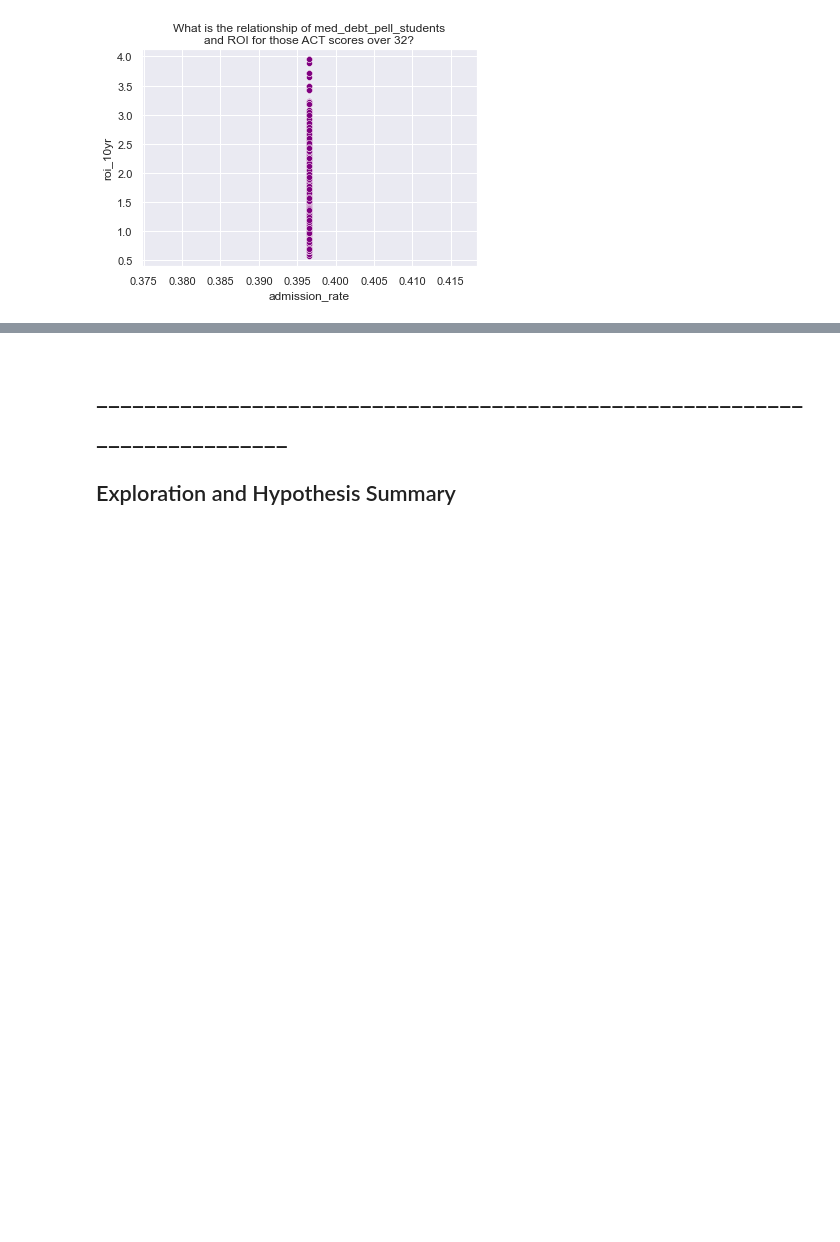
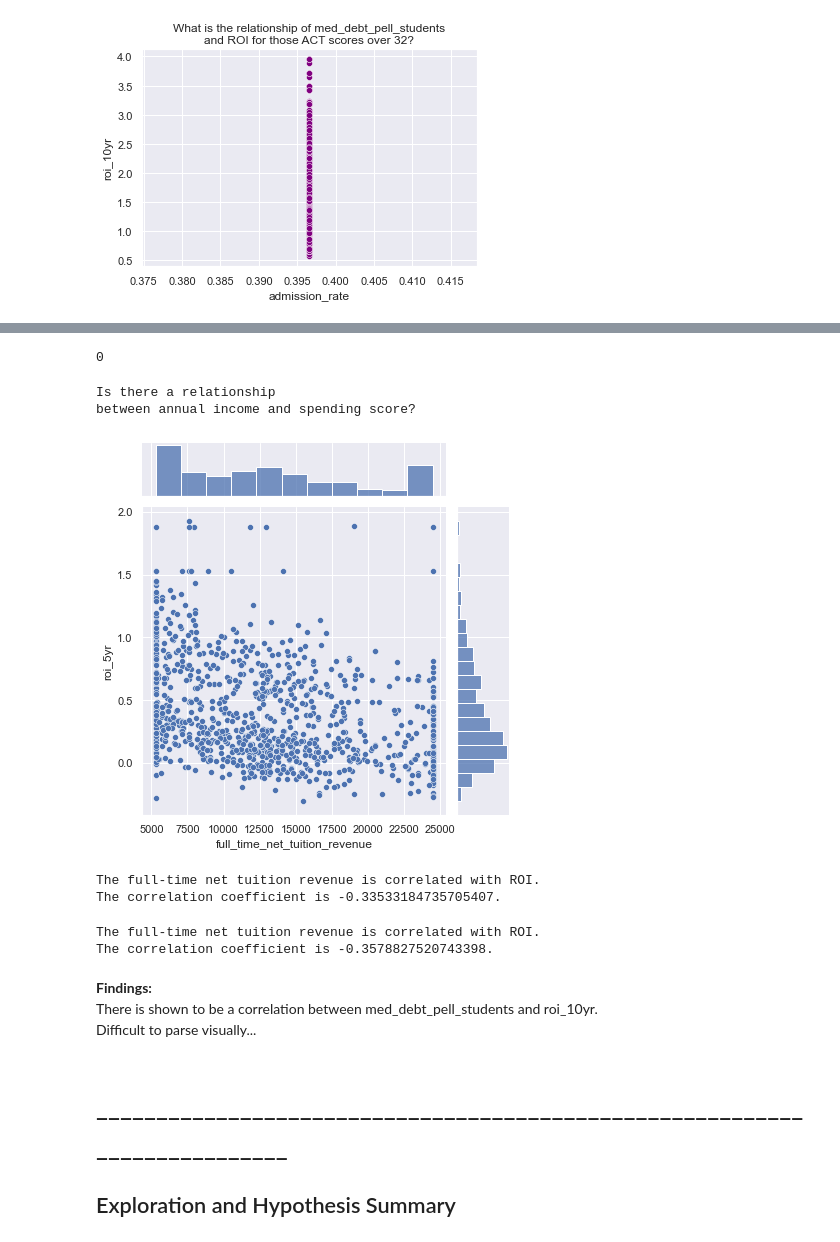
Before and after one commit to CDM-College-ROI/capstone_working_repo, a Jupyter notebook: ds_folder/explore_workbook.ipynb, the cells around one changed output, grey strips where cells are left out. Cells and saved outputs as stored; diff of their text form; code cells hidden in the pictures; blank space fills up the shorter version.

```diff
--- a/ds_folder/explore_workbook.ipynb
+++ b/ds_folder/explore_workbook.ipynb
@@ -1638,3 +1654,7 @@ plt.title("What is the relationship of med_debt_pell_students\nand ROI for those
 plt.show()
 # %% [output]
 [figure]
+# %%
+train = pd.read_csv('train_imputed.csv')
+validate = pd.read_csv('validate_imputed.csv')
+test = pd.read_csv('test_imputed.csv')
@@ -1641,3 +1664,53 @@ plt.show()
+# %%
+train['full_time_net_tuition_revenue'].isnull().sum()
+# %% [output]
+0
+# %%
+print("Is there a relationship\nbetween annual income and spending score?")
+sns.jointplot(x="full_time_net_tuition_revenue", y="roi_5yr", data=train.sample(1000))
+plt.xlabel("Full Time Net Tuition Revenue")
+plt.ylabel("5yr ROI")
+plt.show()
+# %% [output]
+Is there a relationship
+between annual income and spending score?
+[figure, added]
+# %%
+# Use the scipy stats function pearsonr to calculate the correlation coefficient and the p-value.
+alpha = 0.05
+
+r_ft , p_ft = pearsonr(x = train['full_time_net_tuition_revenue'], y = train['roi_5yr'])
+
+r_ft , p_ft
+
+if p_ft < alpha:
+    print('The full-time net tuition revenue is correlated with ROI.')
+    print('The correlation coefficient is {}.'.format(r_ft))
+else:
+    print('The full-time net tuition revenue is NOT correlated with ROI.')
+# %% [output]
+The full-time net tuition revenue is correlated with ROI.
+The correlation coefficient is -0.33533184735705407.
+# %%
+# Use the scipy stats function spearmanr to calculate the correlation coefficient and the p-value.
+alpha = 0.05
+
+r_ft , p_ft = spearmanr(train['full_time_net_tuition_revenue'], train['roi_5yr'])
+
+r_ft , p_ft
+
+if p_ft < alpha:
+    print('The full-time net tuition revenue is correlated with ROI.')
+    print('The correlation coefficient is {}.'.format(r_ft))
+else:
+    print('The full-time net tuition revenue is NOT correlated with ROI.')
+# %% [output]
+The full-time net tuition revenue is correlated with ROI.
+The correlation coefficient is -0.3578827520743398.
+# %% [markdown]
+**Findings:** \
+There is shown to be a correlation between med_debt_pell_students and roi_10yr. \
+Difficult to parse visually...
 # %% [markdown]
 # ___________________________________________________________________________ #
 ## Exploration and Hypothesis Summary
```
Also changed, not shown: parts of 12 cells of this notebook, 3 other files.
